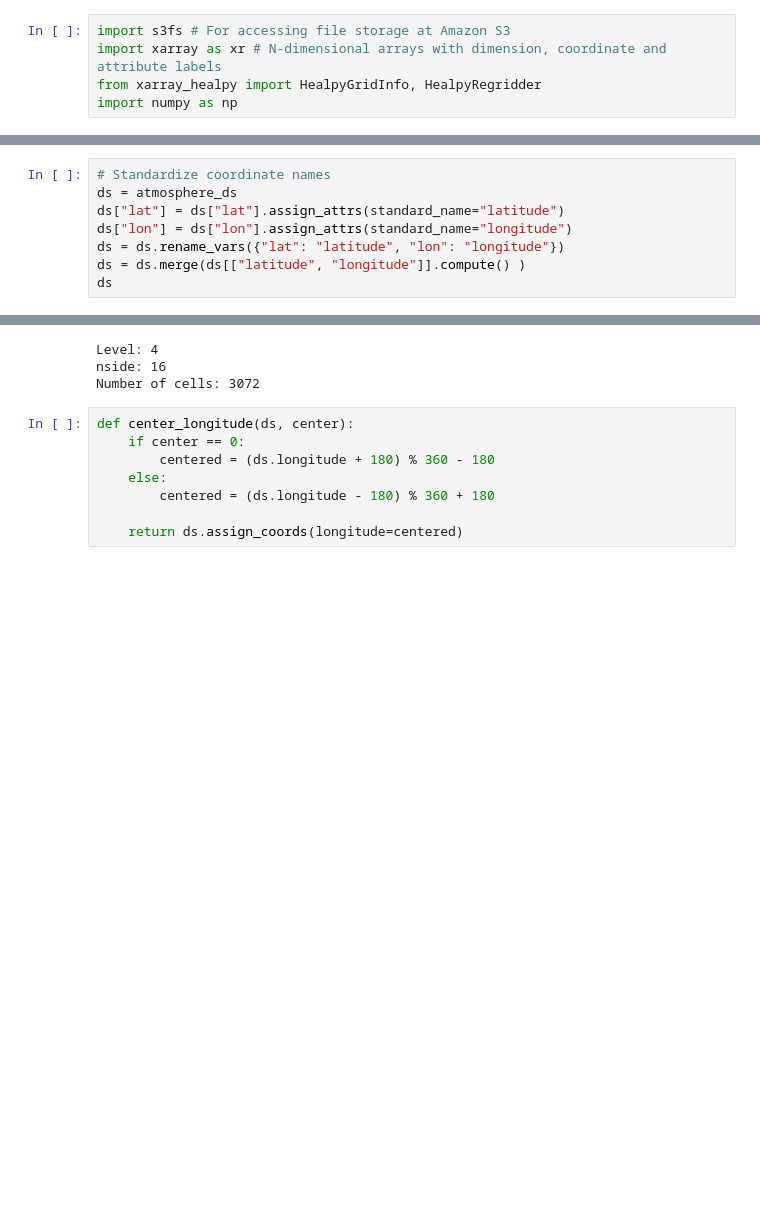
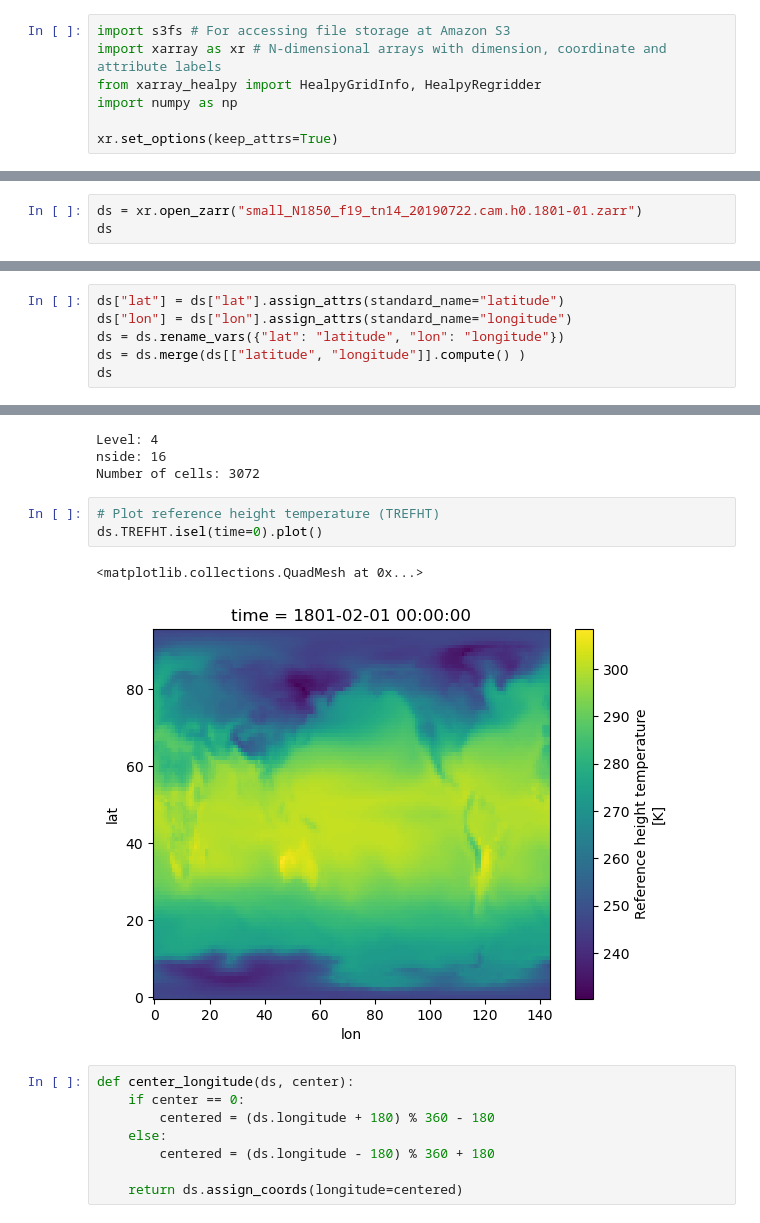
Before and after one commit to tinaok/Hack4RiOMAR, a Jupyter notebook: notebooks/NorESM-regridding.ipynb, the cells around one changed output, grey strips where cells are left out. Drawn from its saved outputs; the diff is of its cells as text; blank space fills up the shorter version.

Commit message:
add header to NorESM regridding notebook and save into local reduced zarr e.g. with a few variables only, to facilitate the debugging when transforming to DGGS Healpy

```diff
--- a/notebooks/NorESM-regridding.ipynb
+++ b/notebooks/NorESM-regridding.ipynb
@@ -6,3 +36,5 @@ import s3fs # For accessing file storage at Amazon S3
 import xarray as xr # N-dimensional arrays with dimension, coordinate and attribute labels
 from xarray_healpy import HealpyGridInfo, HealpyRegridder
 import numpy as np
+
+xr.set_options(keep_attrs=True)
@@ -49,0 +62,3 @@ atmosphere_ds.TREFHT.isel(time=0).plot()
+# %%
+ds = xr.open_zarr("small_N1850_f19_tn14_20190722.cam.h0.1801-01.zarr")
+ds
@@ -50,6 +116,4 @@ atmosphere_ds.TREFHT.isel(time=0).plot()
 # %%
-# Standardize coordinate names
-ds = atmosphere_ds
 ds["lat"] = ds["lat"].assign_attrs(standard_name="latitude")
 ds["lon"] = ds["lon"].assign_attrs(standard_name="longitude")
 ds = ds.rename_vars({"lat": "latitude", "lon": "longitude"})
@@ -89,6 +184,12 @@ print("Number of cells:", number_of_cells)
 Level: 4
 nside: 16
 Number of cells: 3072
+# %%
+# Plot reference height temperature (TREFHT)
+ds.TREFHT.isel(time=0).plot()
+# %% [output]
+<matplotlib.collections.QuadMesh at 0x...>
+[figure, new version]
 # %%
 def center_longitude(ds, center):
     if center == 0:
```
Also changed, not shown: parts of 20 cells of this notebook.
